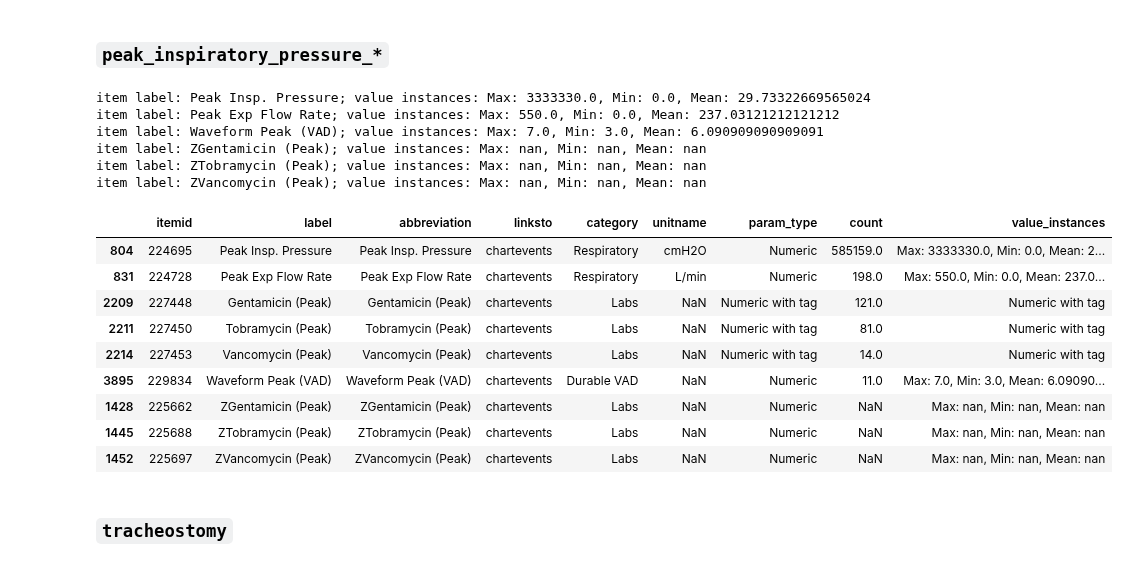
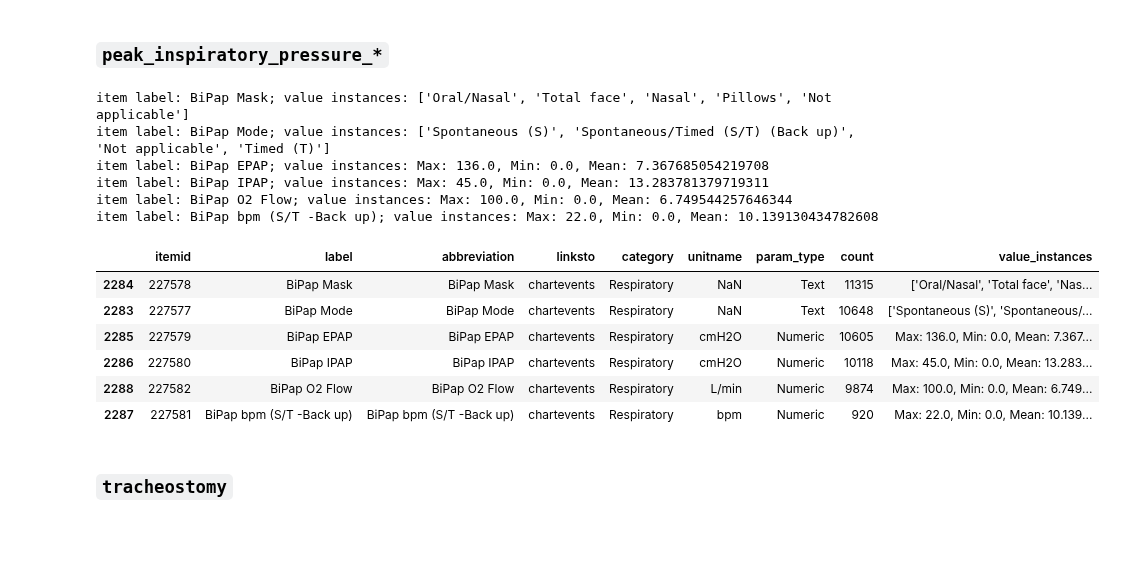
Before and after one commit to oldsandiaz/mimicclif, a Jupyter notebook: code/eda.ipynb, the cells around one changed output. Saved outputs shown, nothing was run; the diff lists cells and outputs as text; code cells hidden in the pictures; blank space fills up the shorter version.

Commit message:
major update in coding for the resp support table, whose variable mapping is almost done (not including the category mapping)

```diff
--- a/code/eda.ipynb
+++ b/code/eda.ipynb
@@ -640,24 +593,21 @@ ItemFinder("Respiratory", col="category").candidate_table
 # %% [markdown]
 ### `peak_inspiratory_pressure_*`
 # %%
-ItemFinder("peak").candidate_table
+ItemFinder("ipap").candidate_table
 # %% [output]
-item label: Peak Insp. Pressure; value instances: Max: 3333330.0, Min: 0.0, Mean: 29.73322669565024
-item label: Peak Exp Flow Rate; value instances: Max: 550.0, Min: 0.0, Mean: 237.03121212121212
-item label: Waveform Peak (VAD); value instances: Max: 7.0, Min: 3.0, Mean: 6.090909090909091
-item label: ZGentamicin (Peak); value instances: Max: nan, Min: nan, Mean: nan
-item label: ZTobramycin (Peak); value instances: Max: nan, Min: nan, Mean: nan
-item label: ZVancomycin (Peak); value instances: Max: nan, Min: nan, Mean: nan
+item label: BiPap Mask; value instances: ['Oral/Nasal', 'Total face', 'Nasal', 'Pillows', 'Not applicable']
+item label: BiPap Mode; value instances: ['Spontaneous (S)', 'Spontaneous/Timed (S/T) (Back up)', 'Not applicable', 'Timed (T)']
+item label: BiPap EPAP; value instances: Max: 136.0, Min: 0.0, Mean: 7.367685054219708
+item label: BiPap IPAP; value instances: Max: 45.0, Min: 0.0, Mean: 13.283781379719311
+item label: BiPap O2 Flow; value instances: Max: 100.0, Min: 0.0, Mean: 6.749544257646344
+item label: BiPap bpm (S/T -Back up); value instances: Max: 22.0, Min: 0.0, Mean: 10.139130434782608
 |  | itemid | label | abbreviation | linksto | category | unitname | param_type | count | value_instances |
-| 804 | 224695 | Peak Insp. Pressure | Peak Insp. Pressure | chartevents | Respiratory | cmH2O | Numeric | 585159.0 | Max: 3333330.0, Min: 0.0, Mean: 2... |
-| 831 | 224728 | Peak Exp Flow Rate | Peak Exp Flow Rate | chartevents | Respiratory | L/min | Numeric | 198.0 | Max: 550.0, Min: 0.0, Mean: 237.0... |
-| 2209 | 227448 | Gentamicin (Peak) | Gentamicin (Peak) | chartevents | Labs | NaN | Numeric with tag | 121.0 | Numeric with tag |
-| 2211 | 227450 | Tobramycin (Peak) | Tobramycin (Peak) | chartevents | Labs | NaN | Numeric with tag | 81.0 | Numeric with tag |
-| 2214 | 227453 | Vancomycin (Peak) | Vancomycin (Peak) | chartevents | Labs | NaN | Numeric with tag | 14.0 | Numeric with tag |
-| 3895 | 229834 | Waveform Peak (VAD) | Waveform Peak (VAD) | chartevents | Durable VAD | NaN | Numeric | 11.0 | Max: 7.0, Min: 3.0, Mean: 6.09090... |
-| 1428 | 225662 | ZGentamicin (Peak) | ZGentamicin (Peak) | chartevents | Labs | NaN | Numeric | NaN | Max: nan, Min: nan, Mean: nan |
-| 1445 | 225688 | ZTobramycin (Peak) | ZTobramycin (Peak) | chartevents | Labs | NaN | Numeric | NaN | Max: nan, Min: nan, Mean: nan |
-| 1452 | 225697 | ZVancomycin (Peak) | ZVancomycin (Peak) | chartevents | Labs | NaN | Numeric | NaN | Max: nan, Min: nan, Mean: nan |
+| 2284 | 227578 | BiPap Mask | BiPap Mask | chartevents | Respiratory | NaN | Text | 11315 | ['Oral/Nasal', 'Total face', 'Nas... |
+| 2283 | 227577 | BiPap Mode | BiPap Mode | chartevents | Respiratory | NaN | Text | 10648 | ['Spontaneous (S)', 'Spontaneous/... |
+| 2285 | 227579 | BiPap EPAP | BiPap EPAP | chartevents | Respiratory | cmH2O | Numeric | 10605 | Max: 136.0, Min: 0.0, Mean: 7.367... |
+| 2286 | 227580 | BiPap IPAP | BiPap IPAP | chartevents | Respiratory | cmH2O | Numeric | 10118 | Max: 45.0, Min: 0.0, Mean: 13.283... |
+| 2288 | 227582 | BiPap O2 Flow | BiPap O2 Flow | chartevents | Respiratory | L/min | Numeric | 9874 | Max: 100.0, Min: 0.0, Mean: 6.749... |
+| 2287 | 227581 | BiPap bpm (S/T -Back up) | BiPap bpm (S/T -Back up) | chartevents | Respiratory | bpm | Numeric | 920 | Max: 22.0, Min: 0.0, Mean: 10.139... |
 # %% [markdown]
 ### `tracheostomy`
 # %%
```
Also changed, not shown: parts of 17 cells of this notebook.
